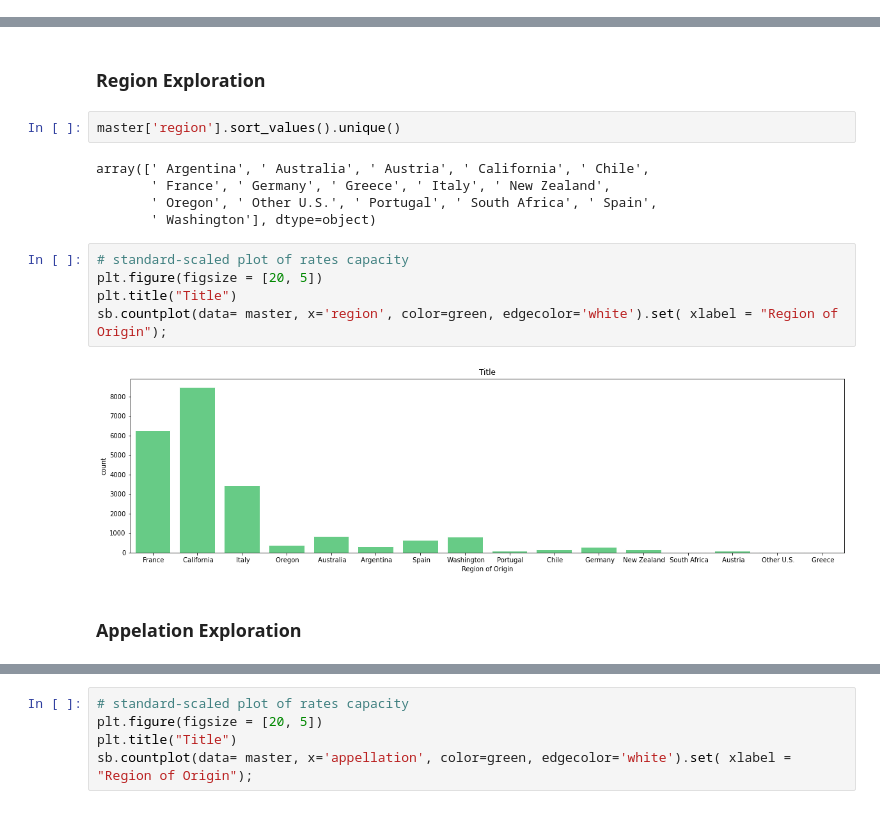
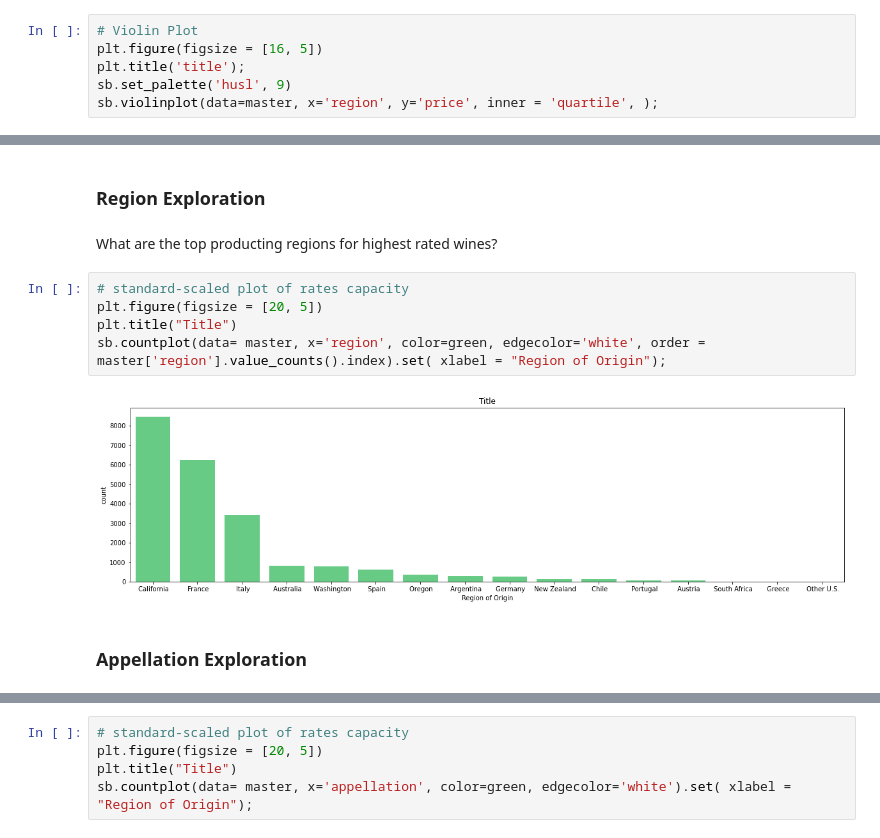
Before and after one commit to cbroomhead/webscraping_wine_project, a Jupyter notebook: wine_scraped_assess.ipynb, the cells around one changed output, grey strips where cells are left out. Drawn from its saved outputs; the diff is of its cells as text.

Commit message:
added comments, formatting, and more asseseement of data

```diff
--- a/wine_scraped_assess.ipynb
+++ b/wine_scraped_assess.ipynb
@@ -85,0 +67,6 @@ sb.countplot(data= master, x='price_cat', color=green, edgecolor='white').set( x
+# %%
+# Violin Plot
+plt.figure(figsize = [16, 5])
+plt.title('title');
+sb.set_palette('husl', 9)
+sb.violinplot(data=master, x='region', y='price', inner = 'quartile', );
@@ -86,18 +75,13 @@ sb.countplot(data= master, x='price_cat', color=green, edgecolor='white').set( x
 # %% [markdown]
 ### Region Exploration
-# %%
-master['region'].sort_values().unique()
-# %% [output]
-array([' Argentina', ' Australia', ' Austria', ' California', ' Chile',
-       ' France', ' Germany', ' Greece', ' Italy', ' New Zealand',
-       ' Oregon', ' Other U.S.', ' Portugal', ' South Africa', ' Spain',
-       ' Washington'], dtype=object)
+# %% [markdown]
+What are the top producting regions for highest rated wines?
 # %%
 # standard-scaled plot of rates capacity
 plt.figure(figsize = [20, 5])
 plt.title("Title")
-sb.countplot(data= master, x='region', color=green, edgecolor='white').set( xlabel = "Region of Origin");
+sb.countplot(data= master, x='region', color=green, edgecolor='white', order = master['region'].value_counts().index).set( xlabel = "Region of Origin");
 # %% [output]
-[figure, old version]
+[figure, new version]
 # %% [markdown]
-### Appelation Exploration
+### Appellation Exploration
```
Also changed, not shown: parts of 11 cells of this notebook, 4 other files.
